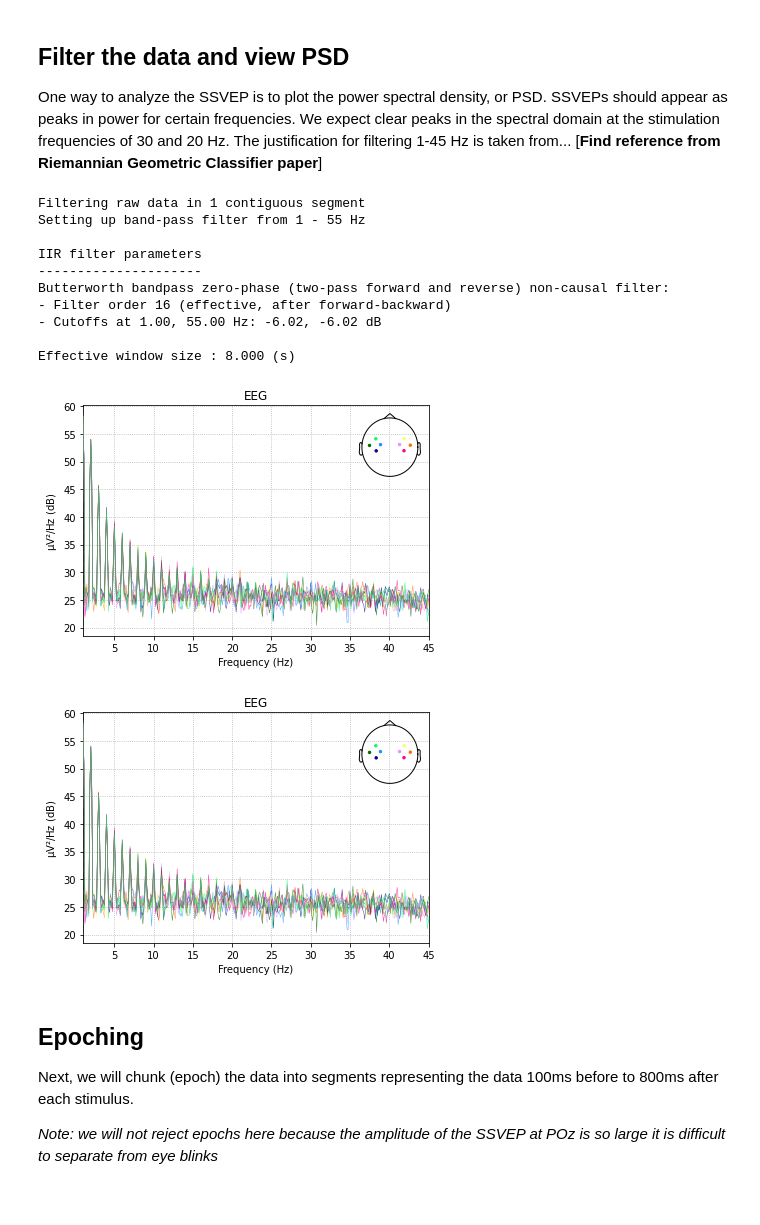
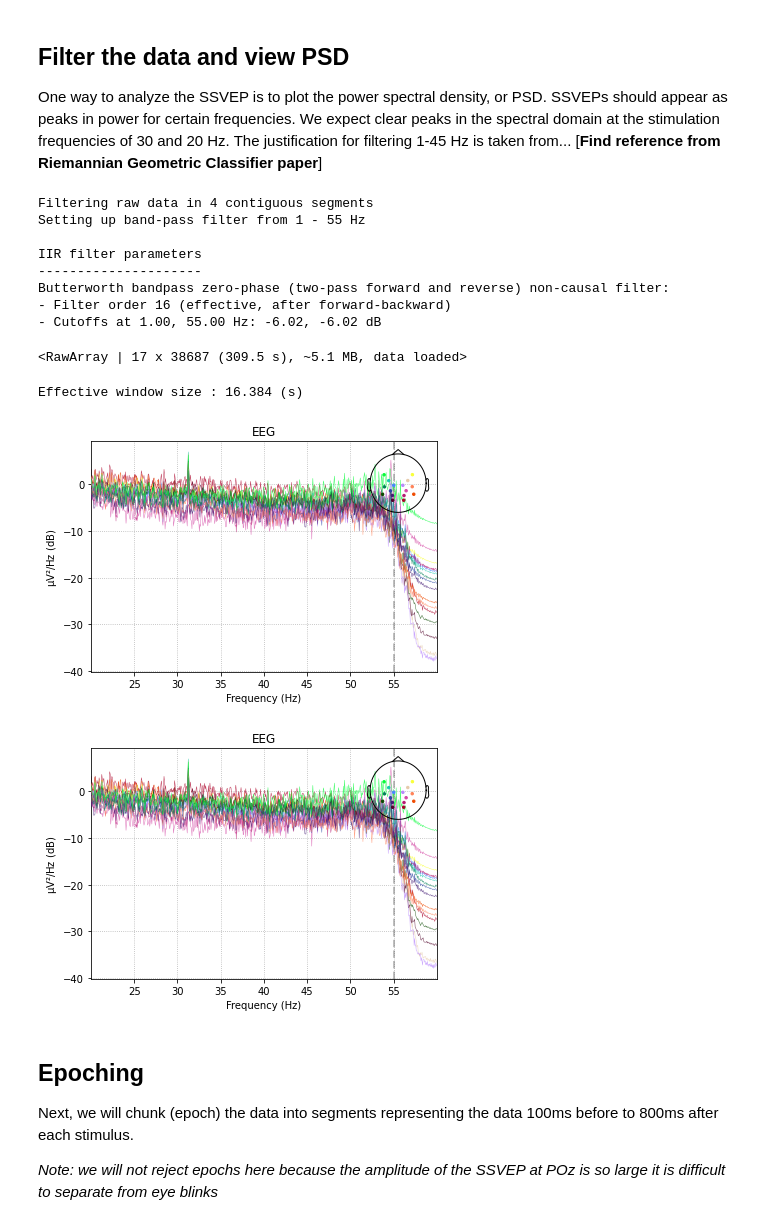
Before and after one commit to JadinTredup/brainflow-notebooks, a Jupyter notebook: SSVEP.ipynb, the cells around one changed output. Saved outputs shown, nothing was run; the diff lists cells and outputs as text; code cells hidden in the pictures.

```diff
--- a/SSVEP.ipynb
+++ b/SSVEP.ipynb
@@ -100,9 +102,8 @@ One way to analyze the SSVEP is to plot the power spectral density, or PSD. SSVE
 The justification for filtering 1-45 Hz is taken from... [**Find reference from Riemannian Geometric Classifier paper**]
 # %%
 raw.filter(1, 55, method='iir')
-raw.plot_psd(fmin=1, fmax=45)
 # %% [output]
-Filtering raw data in 1 contiguous segment
+Filtering raw data in 4 contiguous segments
 Setting up band-pass filter from 1 - 55 Hz
 
 IIR filter parameters
@@ -110,10 +111,13 @@ IIR filter parameters
 Butterworth bandpass zero-phase (two-pass forward and reverse) non-causal filter:
 - Filter order 16 (effective, after forward-backward)
 - Cutoffs at 1.00, 55.00 Hz: -6.02, -6.02 dB
-
-Effective window size : 8.000 (s)
-[figure, removed]
-[figure, removed]
+<RawArray | 17 x 38687 (309.5 s), ~5.1 MB, data loaded>
+# %%
+raw.plot_psd(fmin=20, fmax=60)
+# %% [output]
+Effective window size : 16.384 (s)
+[figure, added]
+[figure, added]
 # %% [markdown]
 ## Epoching
 
```
Also changed, not shown: parts of 12 cells of this notebook, 5 other files.
